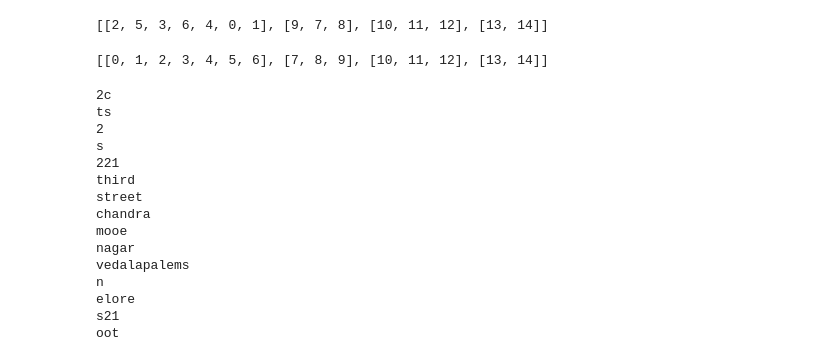
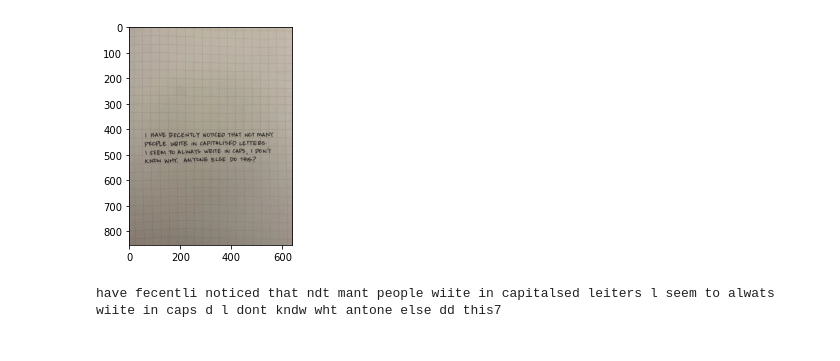
Before and after one commit to Surya-kiran-paluru/Indian-Postal-Automation, a Jupyter notebook: main.ipynb, the cells around one changed output. Drawn from its saved outputs; the diff is of its cells as text; code cells hidden in the pictures.

Commit message:
new updated  images and files

```diff
--- a/main.ipynb
+++ b/main.ipynb
@@ -101,0 +19,3 @@ Looking for C:\Users\pskir\.keras-ocr\crnn_kurapan.h5
+# %%
+image_path = "test.jpg"
+pred = detect_w_keras(pipeline,image_path)
@@ -208,16 +98,20 @@ def segmentLines(box_group):
     return sorted_box_group,lines_list
 # %%
 s,l = segmentLines(box_group)
-print(l)
+# print(l)
-# %% [output]
-[[2, 5, 3, 6, 4, 0, 1], [9, 7, 8], [10, 11, 12], [13, 14]]
 # %%
 for i in range(len(l)):
     l[i].sort()
 
-print(l)
+# print(l)
-# %% [output]
-[[0, 1, 2, 3, 4, 5, 6], [7, 8, 9], [10, 11, 12], [13, 14]]
+# %%
+import matplotlib.pyplot as plt
+import matplotlib.image as mpimg
+image = mpimg.imread(image_path)
+plt.imshow(image)
+plt.show()
+# %% [output]
+[figure, added]
 # %%
 for ran in l:
     s_sub = s[ran[0]:ran[-1]+1]
@@ -227,29 +121,8 @@ for ran in l:
 
         for text,box in pred:
 
-            # print(round(x[0][0],1),round(box[0][0],1))
-            # print(round(x[0][1],1), round(box[0][1],1))
-            # print()
-            # print( int(x[0][0]), int(x[0][1]) )
-            # print( int(box[0][0]), int(box[0][1]) )
-            # print()
-
             if int(x[0][0]) == int(box[0][0]) and int(x[0][1]) == int(box[0][1]):
-                print(text)
+                print(text,end=" ")
                 break
 # %% [output]
-2c
-ts
-2
-s
-221
-third
-street
-chandra
-mooe
-nagar
-vedalapalems
-n
-elore
-s21
-oot
+have fecentli noticed that ndt mant people wiite in capitalsed leiters l seem to alwats wiite in caps d l dont kndw wht antone else dd this7
```
Also changed, not shown: parts of 12 cells of this notebook, 15 other files.
